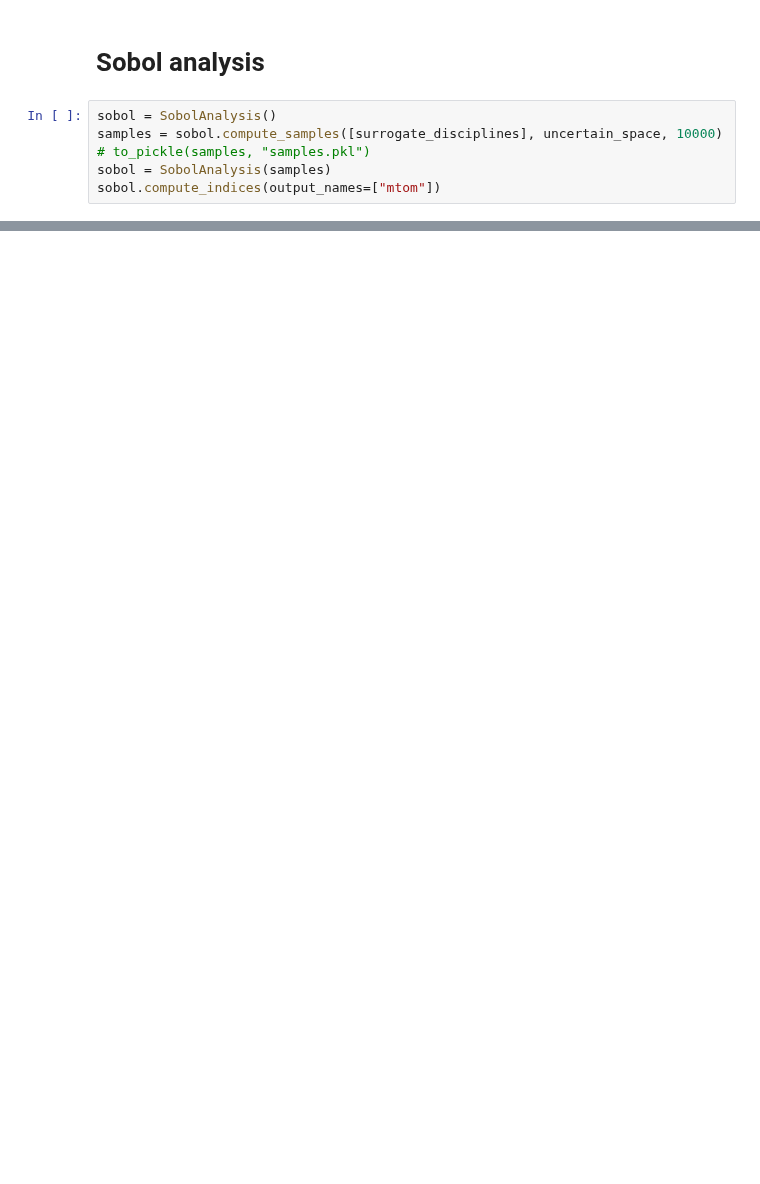
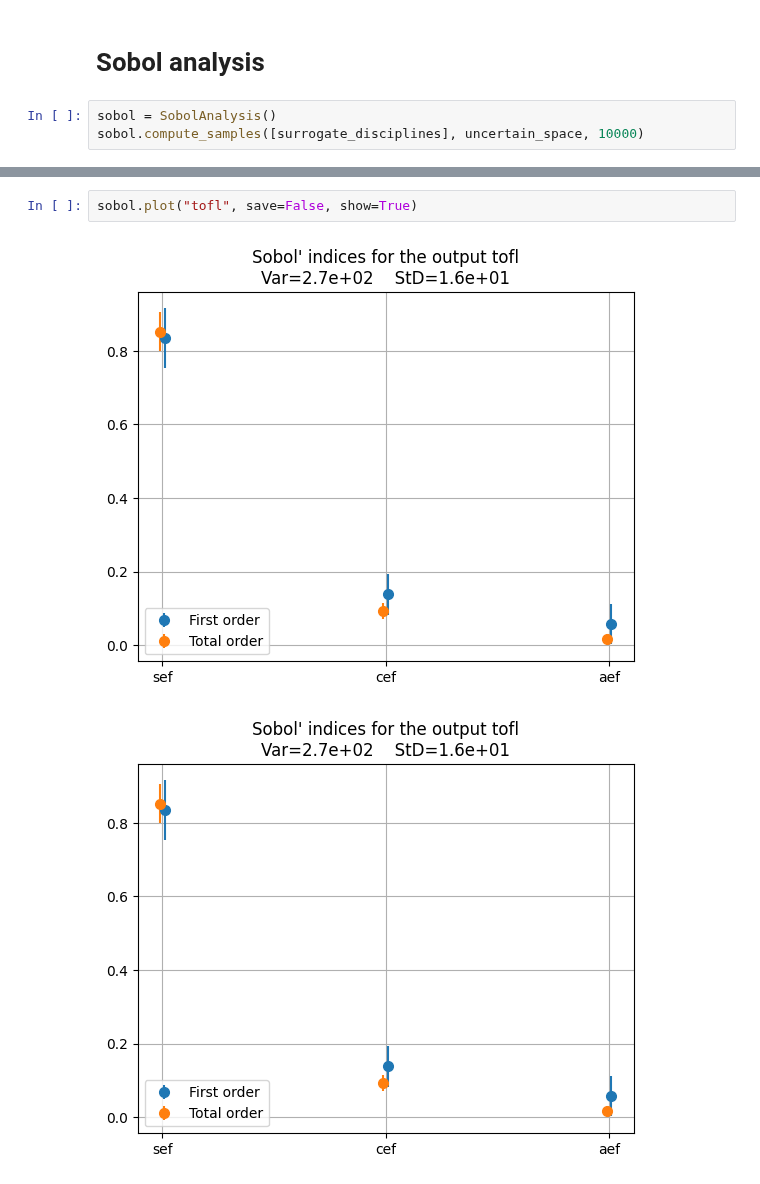
Before and after one commit to hannabkre/lh2pac, a Jupyter notebook: docs/scripts/project/UC1_problem2.ipynb, the cells around one changed output, grey strips where cells are left out. Cells and saved outputs as stored; diff of their text form; blank space fills up the shorter version.

```diff
--- a/docs/scripts/project/UC1_problem2.ipynb
+++ b/docs/scripts/project/UC1_problem2.ipynb
@@ -132,8 +157,5 @@ plt.show()
 # Sobol analysis
 # %%
 sobol = SobolAnalysis()
-samples = sobol.compute_samples([surrogate_disciplines], uncertain_space, 10000)
-# to_pickle(samples, "samples.pkl")
-sobol = SobolAnalysis(samples)
-sobol.compute_indices(output_names=["mtom"])
+sobol.compute_samples([surrogate_disciplines], uncertain_space, 10000)
 # %% [output]
@@ -160,3 +193,8 @@ sobol.plot("mtom", save=False, show=False)
 # %% [output]
 [figure]
 [figure]
+# %%
+sobol.plot("tofl", save=False, show=True)
+# %% [output]
+[figure, added]
+[figure, added]
```
Also changed, not shown: parts of 15 cells of this notebook, 1 other file.
